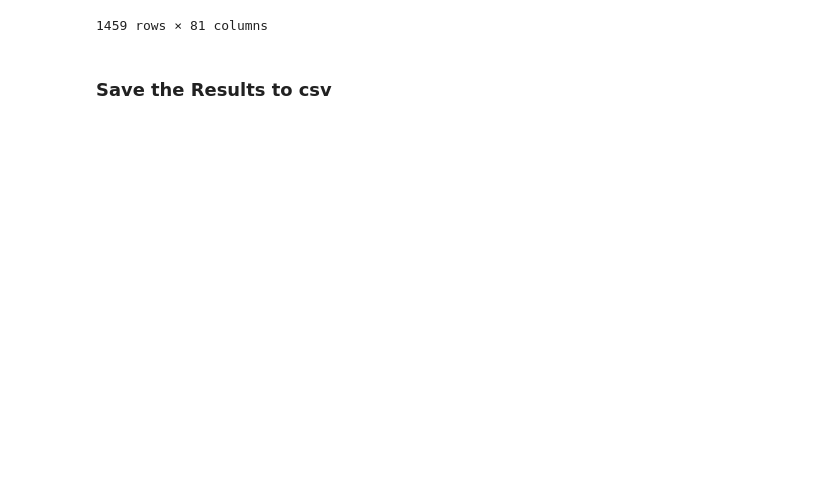
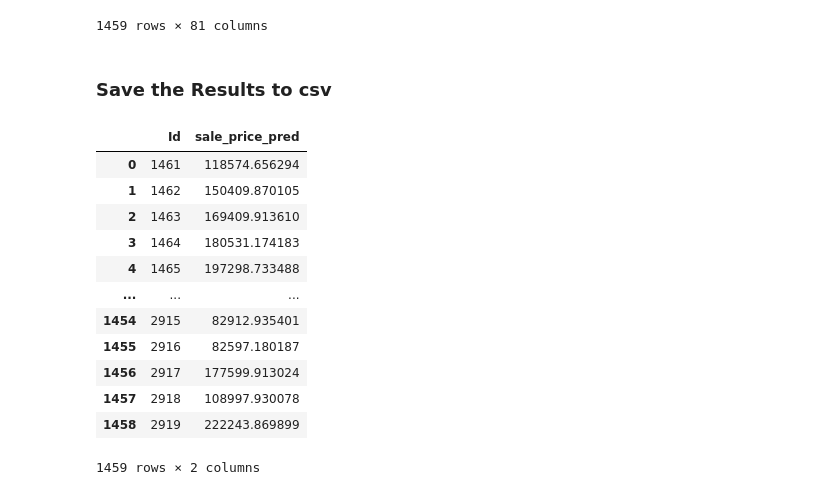
Before and after one commit to pradhumnshinde/Machine-learning-01, a Jupyter notebook: Projects on Regression/Project_1.ipynb, the cells around one changed output. Saved outputs shown, nothing was run; the diff lists cells and outputs as text; code cells hidden in the pictures; blank space fills up the shorter version.

Commit message:
'project_1'

```diff
--- a/Projects on Regression/Project_1.ipynb
+++ b/Projects on Regression/Project_1.ipynb
@@ -822,4 +820,22 @@ xnew
 1459 rows × 81 columns
 # %% [markdown]
 ### Save the Results to csv
+# %%
+project_1_Result = xnew[['Id','sale_price_pred']]
+# %%
+project_1_Result
+# %% [output]
+|  | Id | sale_price_pred |
+| 0 | 1461 | 118574.656294 |
+| 1 | 1462 | 150409.870105 |
+| 2 | 1463 | 169409.913610 |
+| 3 | 1464 | 180531.174183 |
+| 4 | 1465 | 197298.733488 |
+| ... | ... | ... |
+| 1454 | 2915 | 82912.935401 |
+| 1455 | 2916 | 82597.180187 |
+| 1456 | 2917 | 177599.913024 |
+| 1457 | 2918 | 108997.930078 |
+| 1458 | 2919 | 222243.869899 |
+1459 rows × 2 columns
 # %%
```
Also changed, not shown: parts of 36 cells of this notebook.
